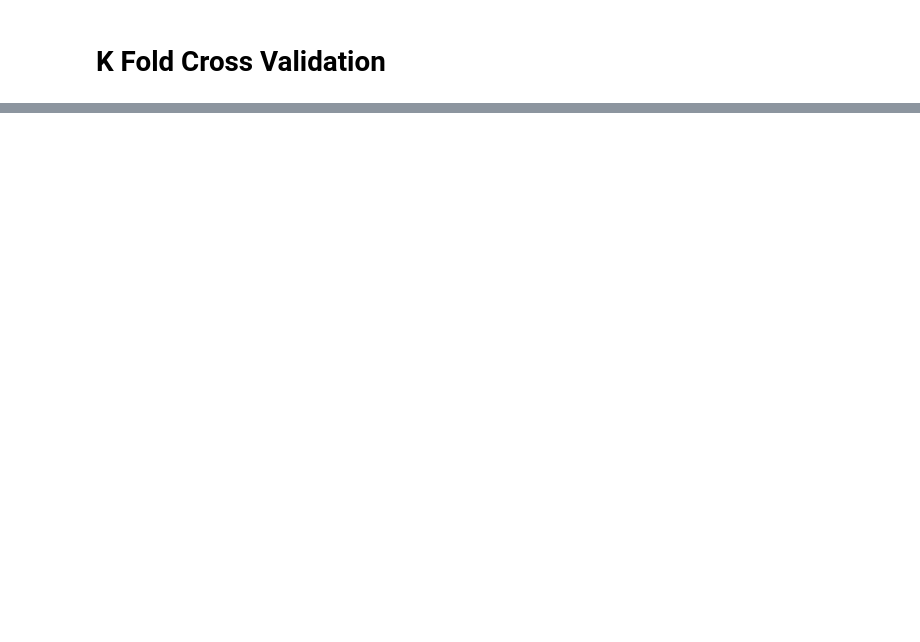
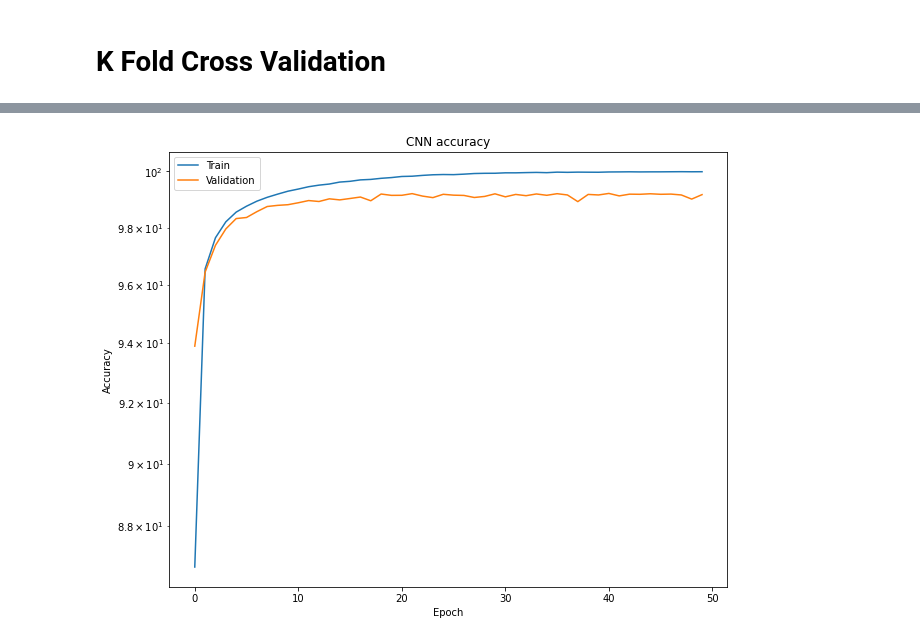
Before and after one commit to justbuyyal/MVC-Classroom, a Jupyter notebook: DigitClassificationHW2/DigitClassification.ipynb, the cells around one changed output, grey strips where cells are left out. Cells and saved outputs as stored; diff of their text form; code cells hidden in the pictures; blank space fills up the shorter version.

```diff
--- a/DigitClassificationHW2/DigitClassification.ipynb
+++ b/DigitClassificationHW2/DigitClassification.ipynb
@@ -207,0 +253,13 @@ KeyboardInterrupt:
+# %%
+# Plot accuracies
+plt.figure(figsize=(10,8))
+plt.semilogy(diz_ep['train_acc_ep'], label='Train')
+plt.semilogy(diz_ep['val_acc_ep'], label='Validation')
+plt.xlabel('Epoch')
+plt.ylabel('Accuracy')
+#plt.grid()
+plt.legend()
+plt.title('CNN accuracy')
+plt.show()
+# %% [output]
+[figure, added]
```
Also changed, not shown: parts of 12 cells of this notebook, 1 other file.
